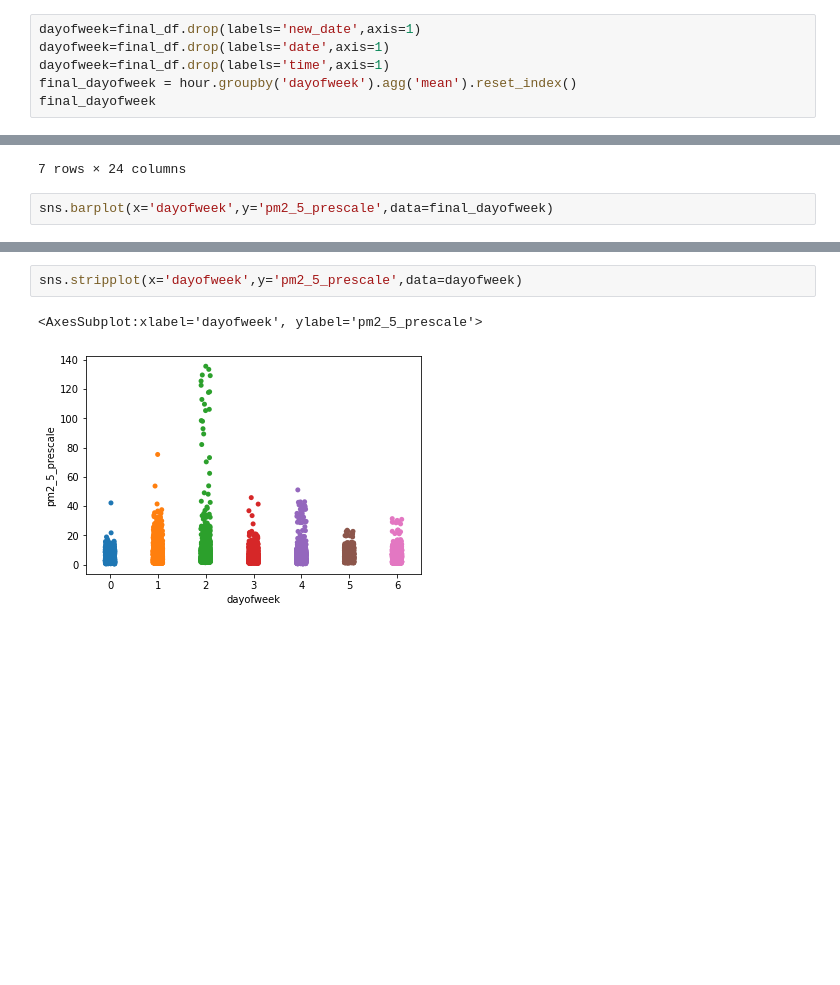
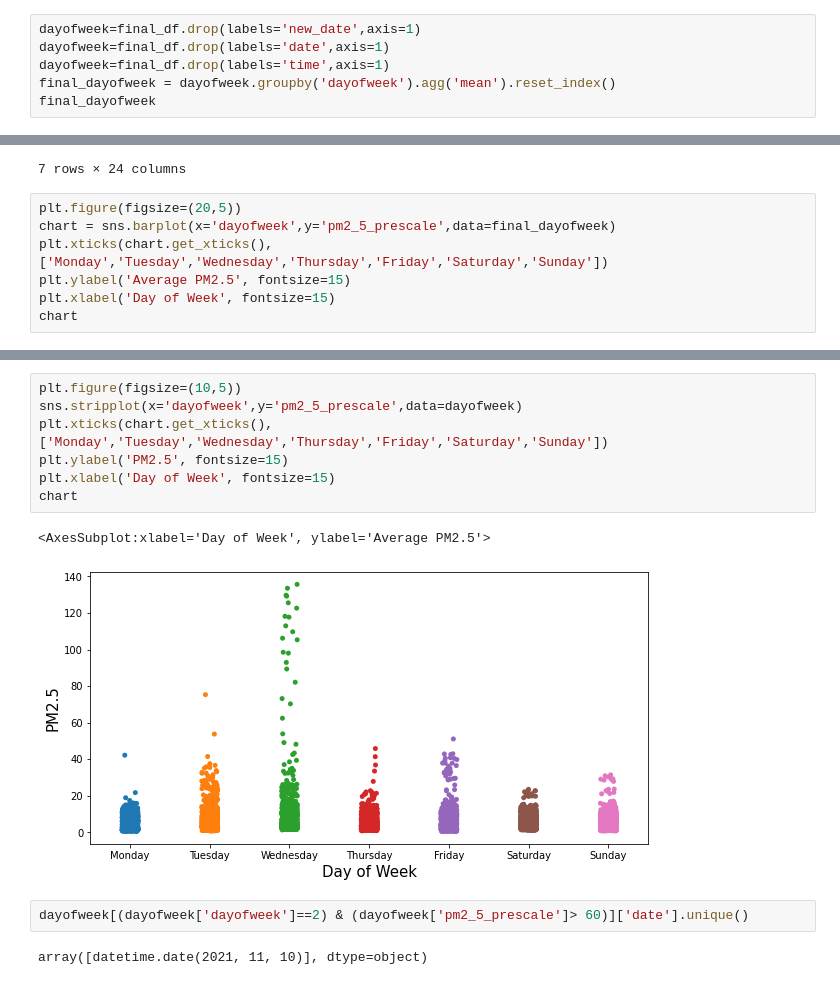
Before and after one commit to mihakim2/2021Fall_finals, a Jupyter notebook: Time_Series.ipynb, the cells around one changed output, grey strips where cells are left out. Cells and saved outputs as stored; diff of their text form; blank space fills up the shorter version.

```diff
--- a/Time_Series.ipynb
+++ b/Time_Series.ipynb
@@ -122,7 +222,7 @@ df_line.plot(x = 'time', y = 'pm2_5_prescale', figsize = (15,10), title = 'TimeL
 dayofweek=final_df.drop(labels='new_date',axis=1)
 dayofweek=final_df.drop(labels='date',axis=1)
 dayofweek=final_df.drop(labels='time',axis=1)
-final_dayofweek = hour.groupby('dayofweek').agg('mean').reset_index()
+final_dayofweek = dayofweek.groupby('dayofweek').agg('mean').reset_index()
 final_dayofweek
 # %% [output]
 |  | dayofweek | co_prescaled | CO2_prescaled | no_prescaled | no2_prescaled | o3_prescaled | pm1_prescale | ... |
@@ -135,5 +235,10 @@ final_dayofweek
 | 6 | 6 | 321.987556 | 615.815048 | 9.427987 | 7.923027 | 29.340998 | 4.639625 | ... |
 7 rows × 24 columns
 # %%
-sns.barplot(x='dayofweek',y='pm2_5_prescale',data=final_dayofweek)
+plt.figure(figsize=(20,5))
+chart = sns.barplot(x='dayofweek',y='pm2_5_prescale',data=final_dayofweek)
+plt.xticks(chart.get_xticks(), ['Monday','Tuesday','Wednesday','Thursday','Friday','Saturday','Sunday'])
+plt.ylabel('Average PM2.5', fontsize=15)
+plt.xlabel('Day of Week', fontsize=15)
+chart
 # %% [output]
@@ -142,6 +247,15 @@ sns.barplot(x='dayofweek',y='pm2_5_prescale',data=final_dayofweek)
 # %%
+plt.figure(figsize=(10,5))
 sns.stripplot(x='dayofweek',y='pm2_5_prescale',data=dayofweek)
+plt.xticks(chart.get_xticks(), ['Monday','Tuesday','Wednesday','Thursday','Friday','Saturday','Sunday'])
+plt.ylabel('PM2.5', fontsize=15)
+plt.xlabel('Day of Week', fontsize=15)
+chart
 # %% [output]
-<AxesSubplot:xlabel='dayofweek', ylabel='pm2_5_prescale'>
+<AxesSubplot:xlabel='Day of Week', ylabel='Average PM2.5'>
-[figure, old version]
+[figure, new version]
+# %%
+dayofweek[(dayofweek['dayofweek']==2) & (dayofweek['pm2_5_prescale']> 60)]['date'].unique()
+# %% [output]
+array([datetime.date(2021, 11, 10)], dtype=object)
 # %%
```
Also changed, not shown: parts of 15 cells of this notebook.
